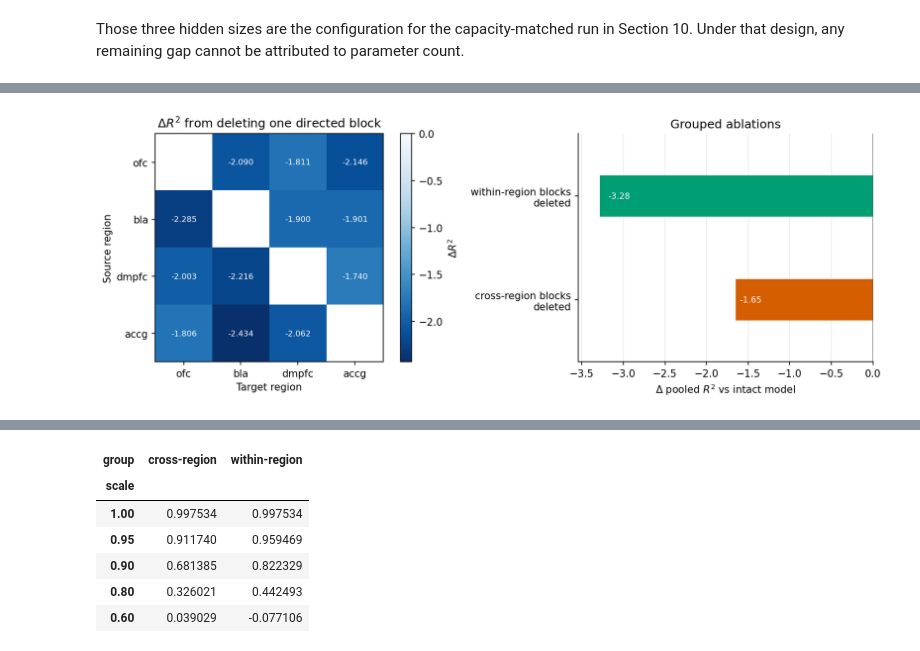
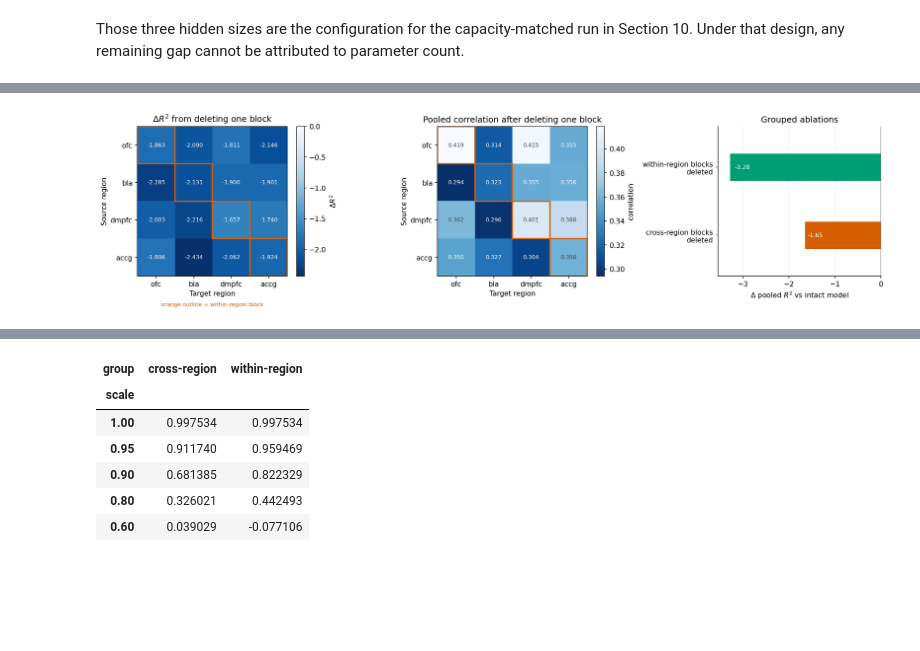
Before and after one commit to gprabaha/dal_monte_2022_analysis, a Jupyter notebook: notebooks/fixation_mrnn_model_selection.ipynb, the cells around one changed output, grey strips where cells are left out. Saved outputs shown, nothing was run; the diff lists cells and outputs as text; code cells hidden in the pictures; blank space fills up the shorter version.

```diff
--- a/notebooks/fixation_mrnn_model_selection.ipynb
+++ b/notebooks/fixation_mrnn_model_selection.ipynb
@@ -1006,7 +1048,9 @@ ablation_sets = {
 for source, target in cross_pairs:
     ablation_sets[f"{source} -> {target}"] = ((source, target),)
 for region in regions:
-    ablation_sets[f"{region} internal"] = ((region, region),)
+    # Same "source -> target" naming as the cross-region lesions, so the grid below
+    # shows within-region blocks on its diagonal rather than leaving it empty.
+    ablation_sets[f"{region} -> {region}"] = ((region, region),)
 
 baseline = None
 ablation_rows = []
@@ -1021,6 +1065,9 @@ for name, blocks in ablation_sets.items():
             "n_blocks": len(blocks),
             "pooled_r2": metrics["pooled_r2"],
             "delta_r2": metrics["pooled_r2"] - baseline,
+            "rss_over_tss": metrics["rss_over_tss"],
+            "pooled_correlation": metrics["pooled_correlation"],
+            "prediction_amplitude": metrics["prediction_amplitude"],
             "mse": metrics["mse"],
             "mse_ratio_to_intact": metrics["mse"] / ablation_rows[0]["mse"] if ablation_rows else 1.0,
         }
@@ -1048,50 +1126,83 @@ display(ablation_table)
 # %%
 pairwise = ablation_table[ablation_table["ablation"].str.contains("->")].copy()
 pairwise["source"] = pairwise["ablation"].str.split(" -> ").str[0]
 pairwise["target"] = pairwise["ablation"].str.split(" -> ").str[1]
-grid = pairwise.pivot(index="source", columns="target", values="delta_r2").reindex(index=regions, columns=regions)
 
-fig, axes = plt.subplots(1, 2, figsize=(11.5, 4.2), dpi=130, gridspec_kw={"width_ratios": [1.15, 1]})
+fig, axes = plt.subplots(1, 3, figsize=(16.0, 4.2), dpi=130, gridspec_kw={"width_ratios": [1.15, 1.15, 1.0]})
 
-ax = axes[0]
-values = grid.to_numpy(dtype=float)
-finite = values[np.isfinite(values)]
-limit = float(np.nanmax(np.abs(finite))) if finite.size else 1.0
-image = ax.imshow(values, cmap="Blues_r", vmin=-limit, vmax=0.0)
-ax.set_xticks(range(len(regions)), regions)
-ax.set_yticks(range(len(regions)), regions)
-ax.set_xlabel("Target region")
-ax.set_ylabel("Source region")
-ax.set_title("$\\Delta R^2$ from deleting one directed block")
-for i in range(len(regions)):
-    for j in range(len(regions)):
-        value = values[i, j]
-        if np.isfinite(value):
+
+def draw_block_grid(ax, value_column, title, colorbar_label, *, sequential_low_is_bad):
+    """Draw the 4x4 source-by-target lesion grid, diagonal = within-region blocks."""
+    grid = (
+        pairwise.pivot(index="source", columns="target", values=value_column)
+        .reindex(index=regions, columns=regions)
+    )
+    values = grid.to_numpy(dtype=float)
+    finite = values[np.isfinite(values)]
+    if sequential_low_is_bad:
+        vmin, vmax = float(np.nanmin(finite)), 0.0
+    else:
+        vmin, vmax = float(np.nanmin(finite)), float(np.nanmax(finite))
+    image = ax.imshow(values, cmap="Blues_r", vmin=vmin, vmax=vmax)
+    ax.set_xticks(range(len(regions)), regions)
+    ax.set_yticks(range(len(regions)), regions)
+    ax.set_xlabel("Target region")
+    ax.set_ylabel("Source region")
+    ax.set_title(title)
+    span = vmax - vmin
+    for i in range(len(regions)):
+        for j in range(len(regions)):
+            value = values[i, j]
+            if not np.isfinite(value):
+                continue
+            is_dark = span > 0 and (value - vmin) < 0.5 * span
             ax.text(j, i, f"{value:.3f}", ha="center", va="center", fontsize=8,
-                    color="white" if value < -0.5 * limit else "0.25")
-fig.colorbar(image, ax=ax, fraction=0.046, label="$\\Delta R^2$")
+                    color="white" if is_dark else "0.25")
+    # Mark the diagonal: those are within-region blocks, not inter-regional ones.
+    for i in range(len(regions)):
+        ax.add_patch(plt.Rectangle((i - 0.5, i - 0.5), 1, 1, fill=False,
+                                   edgecolor="#D55E00", linewidth=2.0))
+    fig.colorbar(image, ax=ax, fraction=0.046, label=colorbar_label)
 
-ax = axes[1]
+
+draw_block_grid(
+    axes[0],
+    "delta_r2",
+    "$\\Delta R^2$ from deleting one block",
+    "$\\Delta R^2$",
+    sequential_low_is_bad=True,
+)
+draw_block_grid(
+    axes[1],
+    "pooled_correlation",
+    "Pooled correlation after deleting one block",
+    "correlation",
+    sequential_low_is_bad=False,
+)
+axes[0].text(0.5, -0.20, "orange outline = within-region block", transform=axes[0].transAxes,
+             ha="center", fontsize=8, color="#D55E00")
+
+ax = axes[2]
 grouped = ablation_table[ablation_table["ablation"].isin(["all cross-region", "all within-region"])]
 bars = ax.barh(
     [a.replace("all ", "") + " blocks\ndeleted" for a in grouped["ablation"]],
     grouped["delta_r2"],
     color=[ARCH_COLORS["cross_region_with_self_diagonal"], ARCH_COLORS["within_region"]],
     height=0.4,
 )
 ax.axvline(0.0, color="0.3", linewidth=0.9)
 ax.set_xlabel("$\\Delta$ pooled $R^2$ vs intact model")
 ax.set_title("Grouped ablations")
 ax.set_ylim(-0.6, 1.6)
 ax.margins(x=0.08)
 ax.grid(axis="x", color="0.92", linewidth=0.8)
 ax.set_axisbelow(True)
 ax.spines[["top", "right"]].set_visible(False)
 for bar, value in zip(bars, grouped["delta_r2"]):
     ax.text(value * 0.97, bar.get_y() + bar.get_height() / 2, f"{value:.2f}", va="center",
             ha="left", fontsize=8.5, color="white")
 fig.tight_layout()
 display_figure(fig)
 # %% [output]
-[figure, old version]
+[figure, new version]
 # %% [markdown]
```
Also changed, not shown: parts of 7 cells of this notebook.
